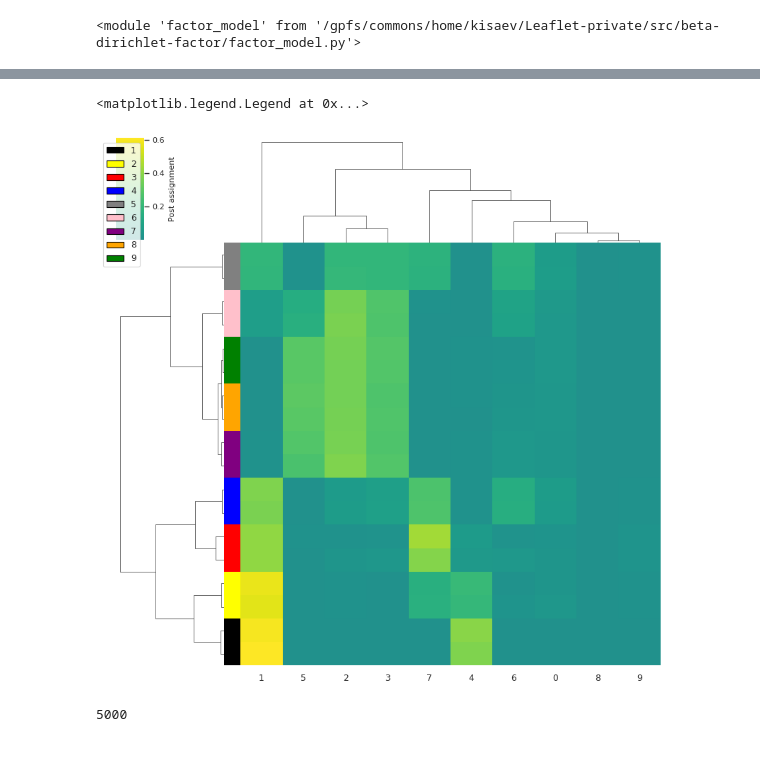
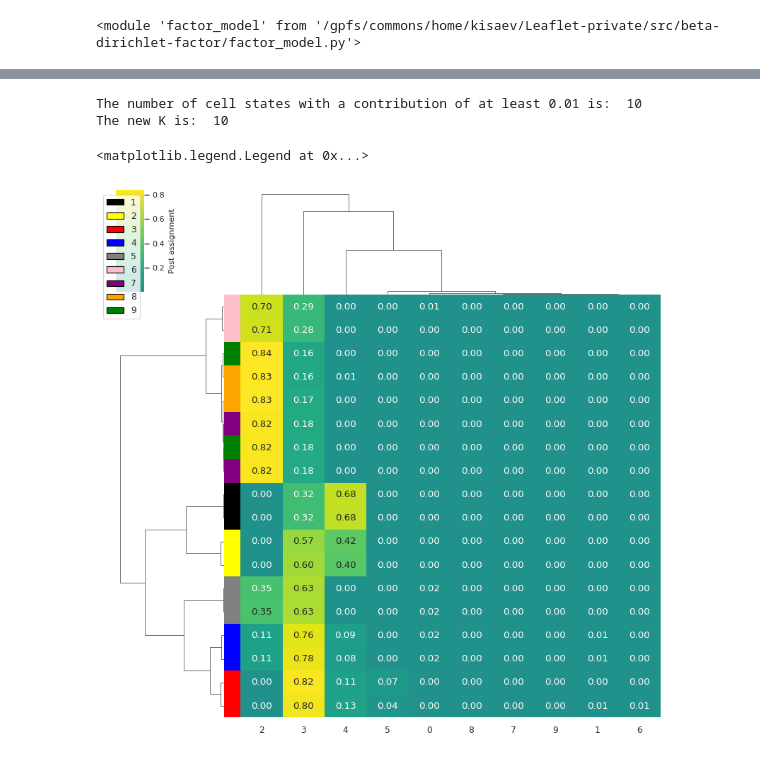
Before and after one commit to daklab/Leaflet-analysis, a Jupyter notebook: CZhang_2018_mouse/Leaflet/02_run_beta_dirichlet_factor_model.ipynb, the cells around one changed output, grey strips where cells are left out. Drawn from its saved outputs; the diff is of its cells as text; code cells hidden in the pictures.

```diff
--- a/CZhang_2018_mouse/Leaflet/02_run_beta_dirichlet_factor_model.ipynb
+++ b/CZhang_2018_mouse/Leaflet/02_run_beta_dirichlet_factor_model.ipynb
@@ -189,19 +345,23 @@ AutoDiagonalNormal.scale tensor([0.1904, 0.1963, 0.2678,  ..., 0.0380, 0.0506, 0
 # %%
+# get the index of initialization with the lowest loss
+best_init = np.argmin(losses)
+print("The best initialization was: ", best_init)
+
 # extract latent variables for just first seed used
-latent_vars = all_results[1]['latent_vars']
-pi = latent_vars["pi"] # overall contribution of each factor to cell population, one value per k
+latent_vars = all_results[best_init]['summary_stats']
 
-dir_conc = latent_vars["dir_conc"] # one scaling value
+pi = latent_vars["pi"]["mean"] # overall contribution of each factor to cell population, one value per k
+dir_conc = latent_vars["dir_conc"]["mean"] # one scaling value
+assign_post = latent_vars["assign"]["mean"]
+psis = latent_vars["psi"]["mean"] # psi is the probability of a junction being used in a cluster
+a = latent_vars["a"]["mean"]
+b = latent_vars["b"]["mean"]
+bb_conc = latent_vars["bb_conc"]["mean"] # concentration parameter for beta-binomial distribution
 
-assign_post = latent_vars["assign"]
-
-psis = latent_vars["psi"] # psi is the probability of a junction being used in a cluster
-
-a = latent_vars["a"]
-b = latent_vars["b"]
 print(a)
 print(b)
 
 print("The inferred concentration parameter is: " + str(dir_conc))
 print("The inferred pi parameter is: " + str(pi))
+print("The inferred bb_conc parameter is: " + str(bb_conc))
 # %% [output]
@@ -235,0 +374,21 @@ if plot_bb:
+# %%
+# compile variable sizes for the model where [] indicates scalar so one value
+params = {}
+start_idx = 0
+
+for name, size in variable_sizes.items():
+    numel = size.numel()  # Total number of elements in the tensor
+    end_idx = start_idx + numel
+    params[f"{name}_loc"] = pyro.param("AutoGuideList.0.loc")[start_idx:end_idx]
+    params[f"{name}_scale"] = pyro.param("AutoGuideList.0.scale")[start_idx:end_idx]
+    start_idx = end_idx
+
+# Print the separated parameters for verification
+for key, value in params.items():
+    # convert tensor to cpu
+    value = value.cpu()
+    print(f"{key}: {value.data.numpy()}")
+
+# extract the psi_loc and psi_scale values means and standard deviations and convert into K by J
+psi_loc = params["psi_loc"].reshape(K, -1)
+psi_scale = params["psi_scale"].reshape(K, -1)
@@ -318 +585,11 @@ Text(0.5, 1.0, 'Overall contribution of each factor to cell population')
+# %%
+# how many cell states get a contribution of at least 0.01
+print("The number of cell states with a contribution of at least 0.01 is: ", len(pi_df[pi_df.pi >= 0.01]))
+
+# let's use that number as the next iterations of K
+new_K = len(pi_df[pi_df.pi >= 0.01])
+print("The new K is: ", new_K)
+# %% [output]
+The number of cell states with a contribution of at least 0.01 is:  10
+The new K is:  10
 # %%
@@ -343,35 +617,35 @@ cell_type_colors = {cell_type: color for cell_type, color in zip(unique_cell_typ
 cell_types = cell_ids_conversion.cell_type_num.values
 
 # Create a list of colors for each cell based on its cell type
 row_colors = [cell_type_colors[cell_type] for cell_type in cell_types]
 
 # Use the custom color palette in your clustermap
 cluster = sns.clustermap(
     data=assign_post,
     method='complete',
     cmap="viridis",
-    annot=False,
+    annot=True,
     fmt=".2f",
     yticklabels=False,
     figsize=(8, 8),
     center=0,
     row_colors=row_colors,  # Apply row colors
     cbar_kws={'label': 'Post assignment'}
 )
 
 # Set label for color bar
 cluster.cax.set_ylabel('Post assignment', size=8)
 
 # Increase font size for color bar tick labels
 cbar_ax = cluster.cax
 for label in cbar_ax.yaxis.get_ticklabels():
     label.set_size(8)
 
 legend_elements = [Patch(facecolor=cell_type_colors[key], edgecolor='black', label=str(key)) for key in sorted(cell_type_colors.keys())]
 plt.legend(handles=legend_elements, loc='upper right')
 # %% [output]
 <matplotlib.legend.Legend at 0x...>
-[figure, old version]
+[figure, new version]
 # %%
 from scipy.stats import beta
 
@@ -412,10 +686,6 @@ def assess_significance_individual(observed_psi_kj, a_j, b_j, num_iterations=100
     return results_sig, confidence_interval, avg_j, pdf_values
 # %%
 J = junction_ids_conversion.shape[0]
-
-# sample 100 random numbers in range(J)
-J = 5000
-print(J)
 
 # Initialize lists to store results
 junction_ids = []
@@ -451,8 +721,6 @@ results_df = pd.DataFrame({
     'Confidence_Intervals': conf_int_list,
     'pdf_values': pdf_values
 })
-# %% [output]
-5000
 # %%
 # Assuming 'results_df' is already defined and contains the 'Is_Significant' data as described
 
```
Also changed, not shown: parts of 65 cells of this notebook, 4 other files.
